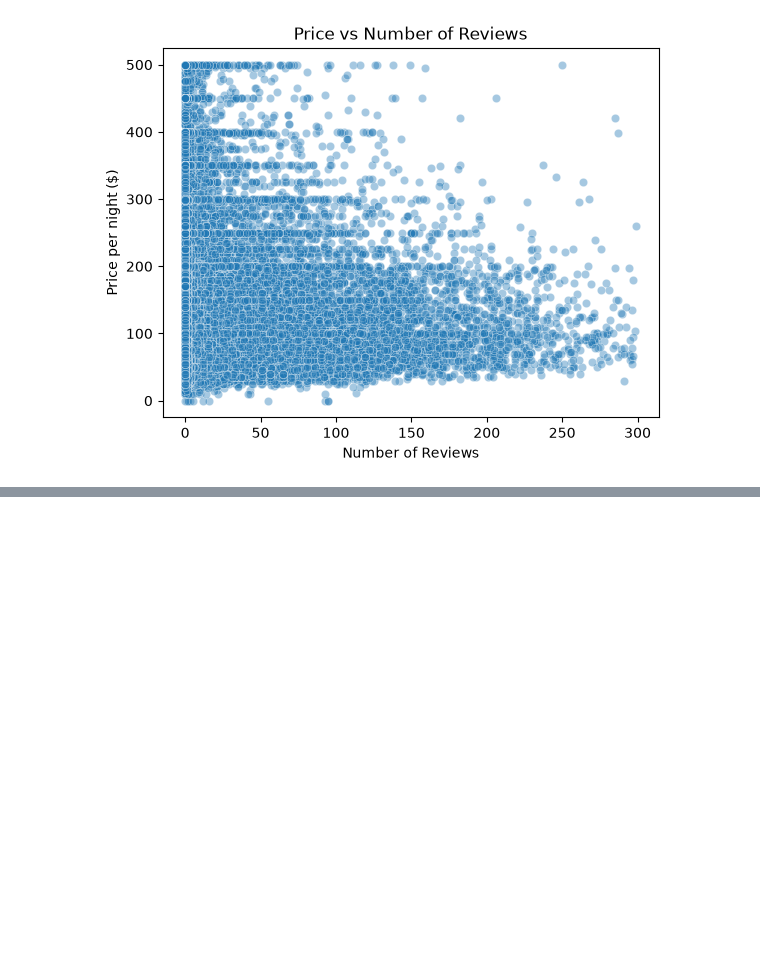
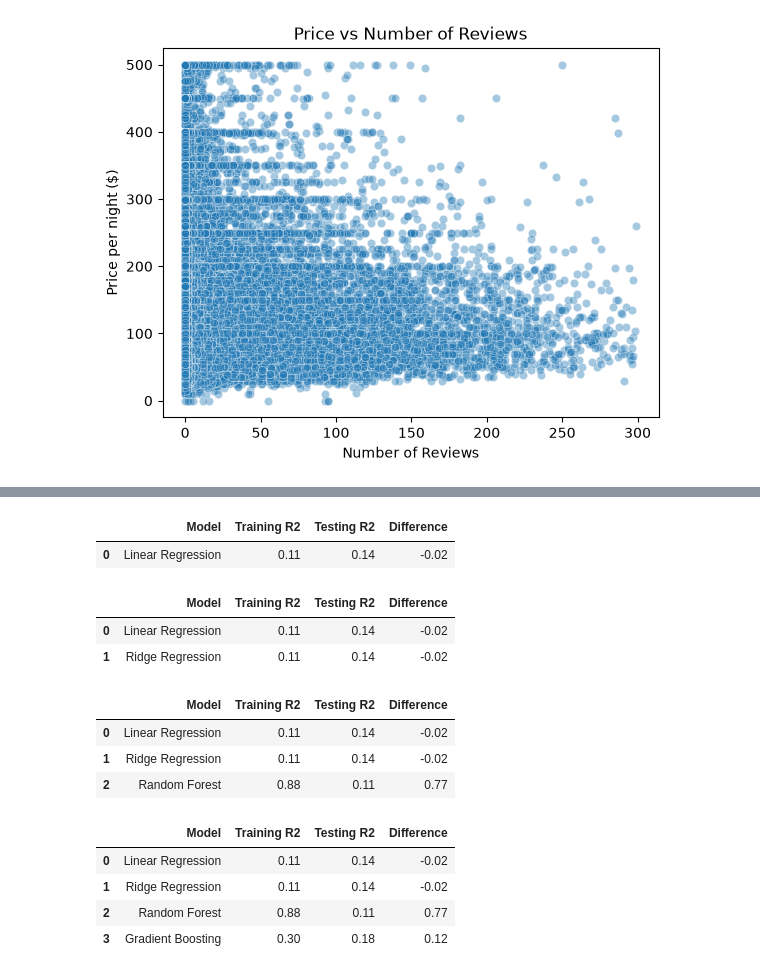
Before and after one commit to Vedantkapur/202618061_VedantKapur_DS605, a Jupyter notebook: 202618061_Lab_4/202618061_Lab4.ipynb, the cells around one changed output, grey strips where cells are left out. Drawn from its saved outputs; the diff is of its cells as text; code cells hidden in the pictures; blank space fills up the shorter version.

```diff
--- a/202618061_Lab_4/202618061_Lab4.ipynb
+++ b/202618061_Lab_4/202618061_Lab4.ipynb
@@ -353,3 +353,24 @@ plt.ylabel("Price per night ($)")
 plt.show()
 # %% [output]
 [figure]
+# %%
+# Data cleaning
+columns_to_drop = [
+    "id",
+    "name",
+    "host_name",
+    "last_review"
+]
+
+df_model = df_airnb.drop(columns=columns_to_drop).copy()
+
+print("Shape after dropping unnecessary columns:",df_model.shape)
+print("Listings with 0 reviews:",(df_model["number_of_reviews"]==0).sum())
+print("Missing reviews per month:",df_model["reviews_per_month"].isnull().sum())
+
+print("Missing values after initial cleaning:\n")
+
+display(df_model.isnull().sum().sort_values(ascending=False))
+
+df_model = df_model[df_model["price"] > 0].copy()
+print("Dataset shape after removing invalid prices:",df_model.shape)
@@ -355,0 +592,32 @@ plt.show()
+# %%
+# Checking Overfitting
+overfitting_results = []
+for name,model in models.items():
+    train_pred=model.predict(x_train)
+    test_pred = model.predict(x_test)
+
+    train_r2 = r2_score(y_train,train_pred)
+    test_r2 = r2_score(y_test,test_pred)
+    overfitting_results.append({
+        "Model":name,
+        "Training R2":train_r2,
+        "Testing R2":test_r2,
+        "Difference":train_r2-test_r2
+    })
+    overfitting_df = pd.DataFrame(overfitting_results)
+    display(overfitting_df)
+# %% [output]
+|  | Model | Training R2 | Testing R2 | Difference |
+| 0 | Linear Regression | 0.11 | 0.14 | -0.02 |
+|  | Model | Training R2 | Testing R2 | Difference |
+| 0 | Linear Regression | 0.11 | 0.14 | -0.02 |
+| 1 | Ridge Regression | 0.11 | 0.14 | -0.02 |
+|  | Model | Training R2 | Testing R2 | Difference |
+| 0 | Linear Regression | 0.11 | 0.14 | -0.02 |
+| 1 | Ridge Regression | 0.11 | 0.14 | -0.02 |
+| 2 | Random Forest | 0.88 | 0.11 | 0.77 |
+|  | Model | Training R2 | Testing R2 | Difference |
+| 0 | Linear Regression | 0.11 | 0.14 | -0.02 |
+| 1 | Ridge Regression | 0.11 | 0.14 | -0.02 |
+| 2 | Random Forest | 0.88 | 0.11 | 0.77 |
+| 3 | Gradient Boosting | 0.30 | 0.18 | 0.12 |
```
Also changed, not shown: parts of 6 cells of this notebook, 12 other files.
